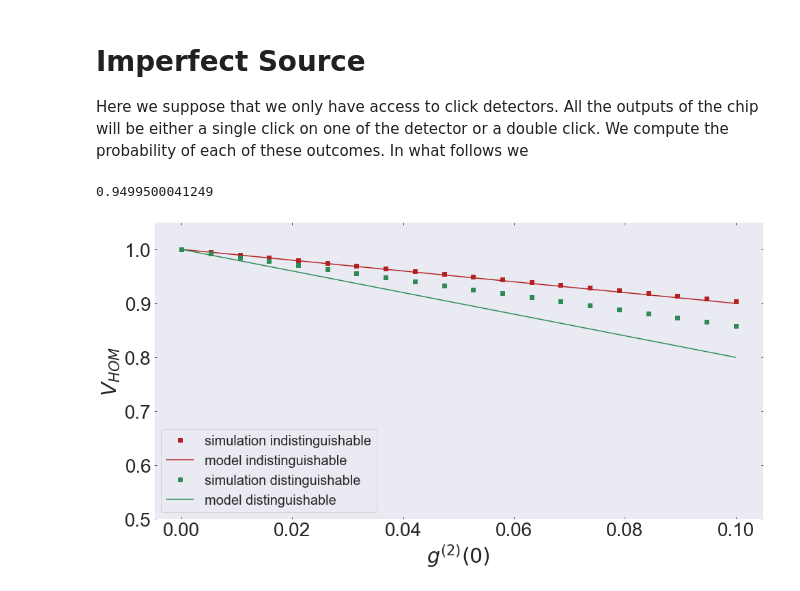
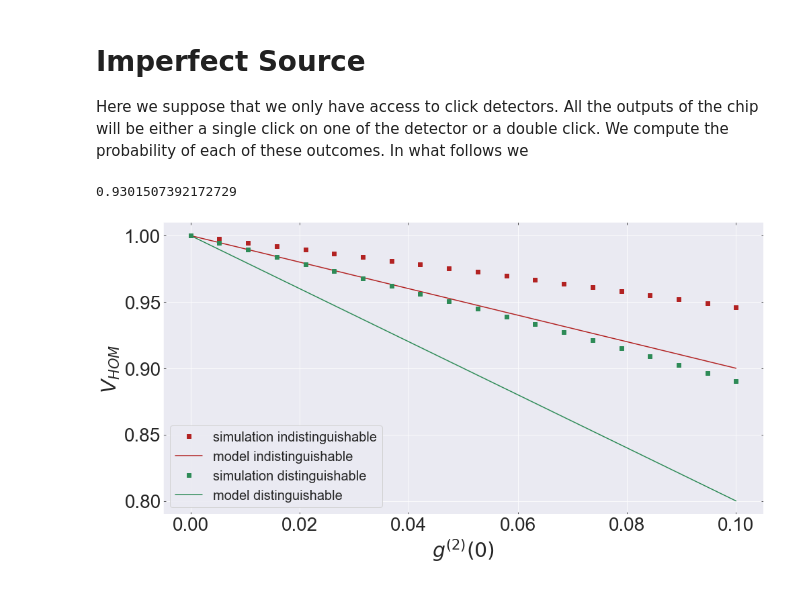
Before and after one commit to Quandela/Perceval, a Jupyter notebook: docs/source/notebooks/MZI_imperfect_single-photon_source.ipynb, the cells around one changed output. Drawn from its saved outputs; the diff is of its cells as text; code cells hidden in the pictures.

```diff
--- a/docs/source/notebooks/MZI_imperfect_single-photon_source.ipynb
+++ b/docs/source/notebooks/MZI_imperfect_single-photon_source.ipynb
@@ -257,7 +257,7 @@ Here we suppose that we only have access to click detectors. All the outputs of
 # %%
 def compute(qpu, beta, eta, g2, M, multiphoton_model="distinguishable"):
     # Find out all the input states that must be considered depending on the characteristics of the source
-    sps = pcvl.Source(brightness=beta,
+    sps = pcvl.Source(emission_prob=beta,
                       overall_transmission=eta,
                       multiphoton_component=g2,
                       multiphoton_model=multiphoton_model,
@@ -308,40 +308,37 @@ def compute(qpu, beta, eta, g2, M, multiphoton_model="distinguishable"):
     return 1 - 2 * p_corr / p_uncorr
 # %%
 # Computes all visibility of the 2-photon fringe interference for an imperfect single-photon source
-compute(QPU(),beta=0.001, eta=0.0001, g2=0.05, M=1)
+compute(QPU(), beta=1, eta=1, g2=0.02, M=0.95)
 # %% [output]
-0.9499500041249
+0.9301507392172729
 # %%
 qpunit = QPU()
 
-beta = 0.5
-eta = 0.2
+beta = 1
+eta = 1
 M=1
 Nb = 20
 X = np.array(np.linspace(0.0, 0.1, Nb))
 Y = np.array(np.linspace(0.8, 1, Nb))
 
 # V_HOM vs g2
 z11 = [compute(qpunit, beta, eta, g2, M, multiphoton_model="indistinguishable") for g2 in X]
 z12 = [compute(qpunit, beta, eta, g2, M, multiphoton_model="distinguishable") for g2 in X]
+
 z1_th1 = [M - g2 for g2 in X]
-z1_th2 = [M - 2 * g2 for g2 in X]
+z1_th2 = [M - (1 + M) * g2 for g2 in X]
 
 
 # Plot V_HOM vs g2
 plt.figure()
-
 plt.plot(X, z11, 's', label='simulation indistinguishable', color='firebrick')
 plt.plot(X, z1_th1, label='model indistinguishable', color='firebrick')
-
 plt.plot(X, z12, 's', label='simulation distinguishable', color='seagreen')
 plt.plot(X, z1_th2, label='model distinguishable', color='seagreen')
-
-plt.grid()
+plt.grid(True)
 plt.legend(fontsize=20)
 plt.xlabel(r'$g^{(2)}(0)$', fontsize=30)
 plt.ylabel(r'$V_{HOM}$', fontsize=30)
-plt.ylim(0.5,1.05)
 plt.tick_params(direction='in', bottom=True, top=True, left=True, right=True, labelsize=28)
 # %% [output]
-[figure, old version]
+[figure, new version]
```
Also changed, not shown: parts of 3 cells of this notebook, 1 other file.
